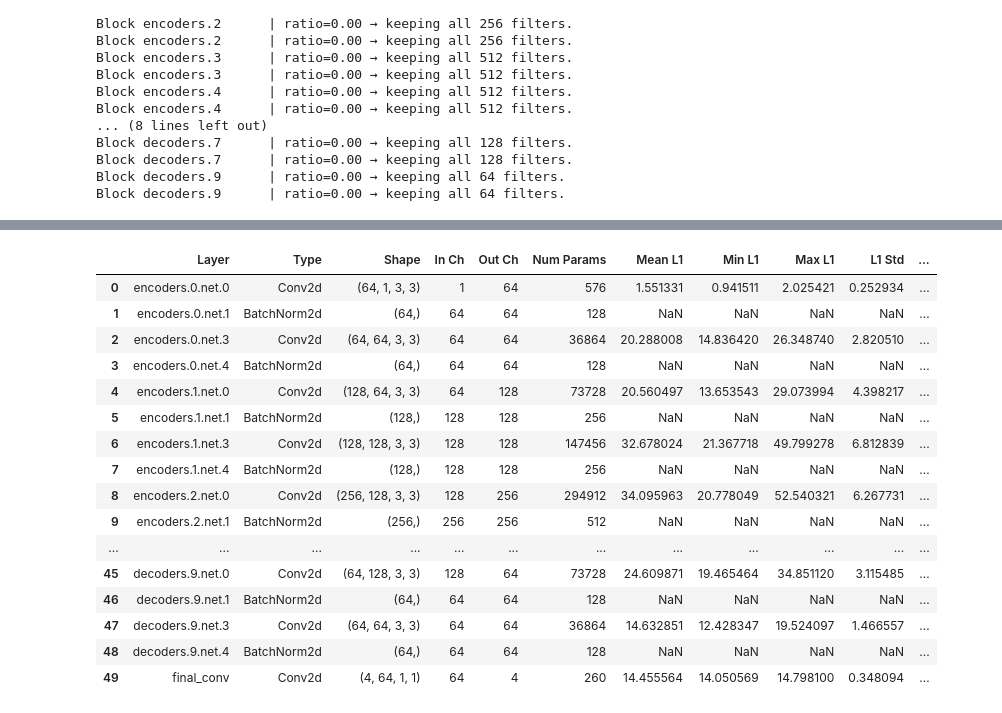
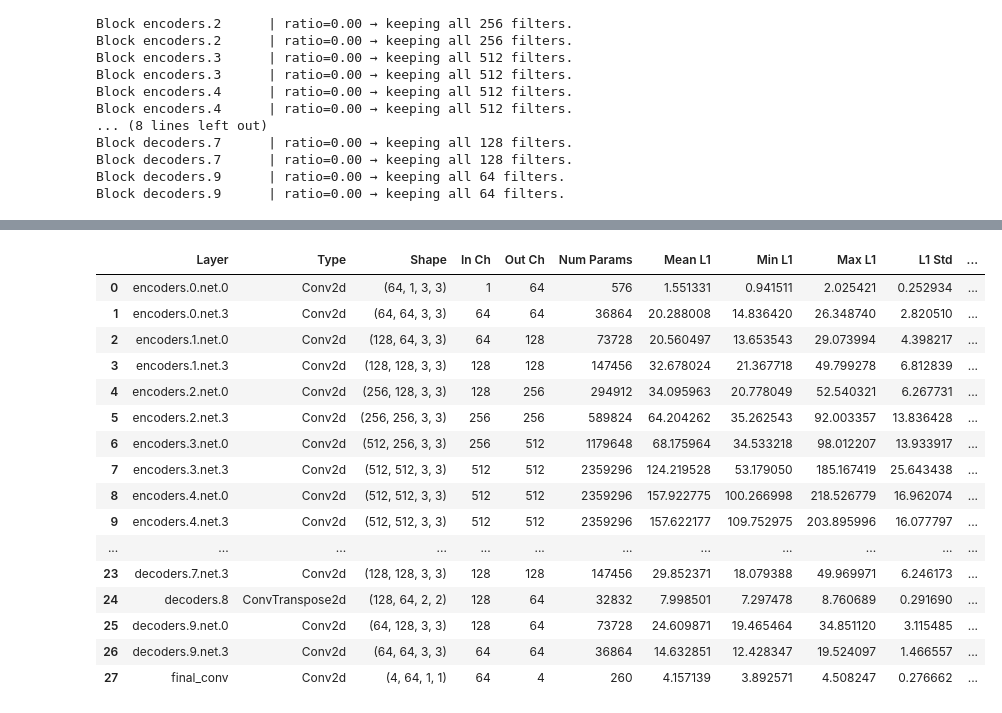
Before and after one commit to TijmenToxopeus/basic_UNet, a Jupyter notebook: src/pruning/pruning_notebook.ipynb, the cells around one changed output, grey strips where cells are left out. Cells and saved outputs as stored; diff of their text form; code cells hidden in the pictures.

```diff
--- a/src/pruning/pruning_notebook.ipynb
+++ b/src/pruning/pruning_notebook.ipynb
@@ -182,40 +222,38 @@ Copied weights for decoders.9.net.3 | shape: torch.Size([64, 64, 3, 3])
 # %%
-# df_pruned = model_to_dataframe_with_l1(
-#     pruned_model,
-#     remove_nan_layers=True,
-#     block_ratios=block_ratios,
-#     post_prune_ratios=post_ratios
-# )
-# display(df_pruned)
+# 2️⃣ Compute per-filter L1 norms
+pruned_norms = compute_l1_norms(pruned_model)
+
+# 3️⃣ Compute L1 statistics from norms
+pruned_l1_stats = compute_l1_stats(pruned_norms)
 
 
 df_pruned = model_to_dataframe_with_l1(
     pruned_model,
-    l1_stats=l1_stats,
-    remove_nan_layers=False,
+    l1_stats=pruned_l1_stats,
+    remove_nan_layers=True,
     block_ratios=block_ratios,
     post_prune_ratios=post_ratios
 )
 
 display(df_pruned)
 # %% [output]
 |  | Layer | Type | Shape | In Ch | Out Ch | Num Params | Mean L1 | Min L1 | Max L1 | L1 Std | ... |
 | 0 | encoders.0.net.0 | Conv2d | (64, 1, 3, 3) | 1 | 64 | 576 | 1.551331 | 0.941511 | 2.025421 | 0.252934 | ... |
-| 1 | encoders.0.net.1 | BatchNorm2d | (64,) | 64 | 64 | 128 | NaN | NaN | NaN | NaN | ... |
-| 2 | encoders.0.net.3 | Conv2d | (64, 64, 3, 3) | 64 | 64 | 36864 | 20.288008 | 14.836420 | 26.348740 | 2.820510 | ... |
-| 3 | encoders.0.net.4 | BatchNorm2d | (64,) | 64 | 64 | 128 | NaN | NaN | NaN | NaN | ... |
-| 4 | encoders.1.net.0 | Conv2d | (128, 64, 3, 3) | 64 | 128 | 73728 | 20.560497 | 13.653543 | 29.073994 | 4.398217 | ... |
-| 5 | encoders.1.net.1 | BatchNorm2d | (128,) | 128 | 128 | 256 | NaN | NaN | NaN | NaN | ... |
-| 6 | encoders.1.net.3 | Conv2d | (128, 128, 3, 3) | 128 | 128 | 147456 | 32.678024 | 21.367718 | 49.799278 | 6.812839 | ... |
-| 7 | encoders.1.net.4 | BatchNorm2d | (128,) | 128 | 128 | 256 | NaN | NaN | NaN | NaN | ... |
-| 8 | encoders.2.net.0 | Conv2d | (256, 128, 3, 3) | 128 | 256 | 294912 | 34.095963 | 20.778049 | 52.540321 | 6.267731 | ... |
-| 9 | encoders.2.net.1 | BatchNorm2d | (256,) | 256 | 256 | 512 | NaN | NaN | NaN | NaN | ... |
+| 1 | encoders.0.net.3 | Conv2d | (64, 64, 3, 3) | 64 | 64 | 36864 | 20.288008 | 14.836420 | 26.348740 | 2.820510 | ... |
+| 2 | encoders.1.net.0 | Conv2d | (128, 64, 3, 3) | 64 | 128 | 73728 | 20.560497 | 13.653543 | 29.073994 | 4.398217 | ... |
+| 3 | encoders.1.net.3 | Conv2d | (128, 128, 3, 3) | 128 | 128 | 147456 | 32.678024 | 21.367718 | 49.799278 | 6.812839 | ... |
+| 4 | encoders.2.net.0 | Conv2d | (256, 128, 3, 3) | 128 | 256 | 294912 | 34.095963 | 20.778049 | 52.540321 | 6.267731 | ... |
+| 5 | encoders.2.net.3 | Conv2d | (256, 256, 3, 3) | 256 | 256 | 589824 | 64.204262 | 35.262543 | 92.003357 | 13.836428 | ... |
+| 6 | encoders.3.net.0 | Conv2d | (512, 256, 3, 3) | 256 | 512 | 1179648 | 68.175964 | 34.533218 | 98.012207 | 13.933917 | ... |
+| 7 | encoders.3.net.3 | Conv2d | (512, 512, 3, 3) | 512 | 512 | 2359296 | 124.219528 | 53.179050 | 185.167419 | 25.643438 | ... |
+| 8 | encoders.4.net.0 | Conv2d | (512, 512, 3, 3) | 512 | 512 | 2359296 | 157.922775 | 100.266998 | 218.526779 | 16.962074 | ... |
+| 9 | encoders.4.net.3 | Conv2d | (512, 512, 3, 3) | 512 | 512 | 2359296 | 157.622177 | 109.752975 | 203.895996 | 16.077797 | ... |
 | ... | ... | ... | ... | ... | ... | ... | ... | ... | ... | ... | ... |
-| 45 | decoders.9.net.0 | Conv2d | (64, 128, 3, 3) | 128 | 64 | 73728 | 24.609871 | 19.465464 | 34.851120 | 3.115485 | ... |
-| 46 | decoders.9.net.1 | BatchNorm2d | (64,) | 64 | 64 | 128 | NaN | NaN | NaN | NaN | ... |
-| 47 | decoders.9.net.3 | Conv2d | (64, 64, 3, 3) | 64 | 64 | 36864 | 14.632851 | 12.428347 | 19.524097 | 1.466557 | ... |
-| 48 | decoders.9.net.4 | BatchNorm2d | (64,) | 64 | 64 | 128 | NaN | NaN | NaN | NaN | ... |
-| 49 | final_conv | Conv2d | (4, 64, 1, 1) | 64 | 4 | 260 | 14.455564 | 14.050569 | 14.798100 | 0.348094 | ... |
+| 23 | decoders.7.net.3 | Conv2d | (128, 128, 3, 3) | 128 | 128 | 147456 | 29.852371 | 18.079388 | 49.969971 | 6.246173 | ... |
+| 24 | decoders.8 | ConvTranspose2d | (128, 64, 2, 2) | 128 | 64 | 32832 | 7.998501 | 7.297478 | 8.760689 | 0.291690 | ... |
+| 25 | decoders.9.net.0 | Conv2d | (64, 128, 3, 3) | 128 | 64 | 73728 | 24.609871 | 19.465464 | 34.851120 | 3.115485 | ... |
+| 26 | decoders.9.net.3 | Conv2d | (64, 64, 3, 3) | 64 | 64 | 36864 | 14.632851 | 12.428347 | 19.524097 | 1.466557 | ... |
+| 27 | final_conv | Conv2d | (4, 64, 1, 1) | 64 | 4 | 260 | 4.157139 | 3.892571 | 4.508247 | 0.276662 | ... |
 # %%
 def interleave_compare(df_base: pd.DataFrame, df_pruned: pd.DataFrame) -> pd.DataFrame:
     """
```
Also changed, not shown: parts of 4 cells of this notebook, 1 other file.
